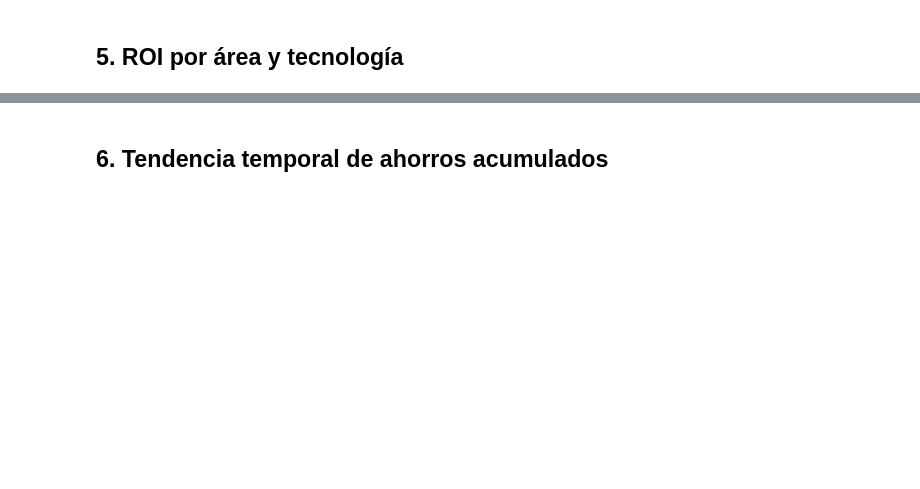
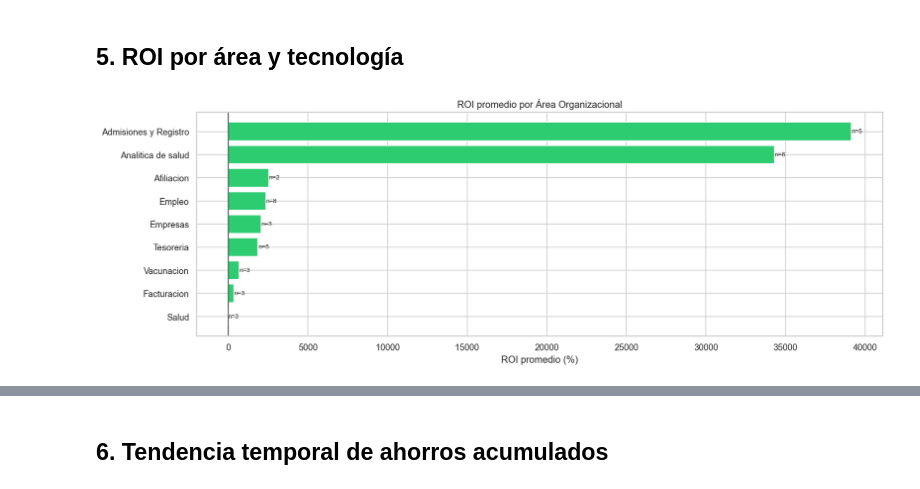
Before and after one commit to miloguz/Ye-Ca-Es-DatosExpost, a Jupyter notebook: notebooks/02_eda_roi.ipynb, the cells around one changed output, grey strips where cells are left out. Saved outputs shown, nothing was run; the diff lists cells and outputs as text; code cells hidden in the pictures; blank space fills up the shorter version.

```diff
--- a/notebooks/02_eda_roi.ipynb
+++ b/notebooks/02_eda_roi.ipynb
@@ -133,20 +242,45 @@ fig.show()
 # %% [markdown]
 ## 5. ROI por área y tecnología
 # %%
-# Unir con área del proceso
-area_por_bot = df_exec.groupby('Automatizacion')['Area'].agg(lambda x: x.mode()[0] if len(x) > 0 else 'Desconocido').reset_index()
+# Unir con área del proceso de forma segura
+# Usamos una función que verifique si el modo existe realmente
+def get_safe_mode(x):
+    m = x.mode()
+    return m.iloc[0] if not m.empty else 'Desconocido'
+
+area_por_bot = df_exec.groupby('Automatizacion')['Area'].agg(get_safe_mode).reset_index()
+
+# Continuación del proceso
 df_roi_area = df_valid.merge(area_por_bot, on='Automatizacion', how='left')
 
 fig, ax = plt.subplots(figsize=(14, 5))
 area_roi = df_roi_area.groupby('Area')['ROI_Porcentaje'].agg(['mean','count']).reset_index()
+
+# Filtrar áreas con al menos 2 datos para evitar ruido estadístico
 area_roi = area_roi[area_roi['count'] >= 2].sort_values('mean', ascending=True)
+
+# Definir colores según el ROI (Verde positivo, Rojo negativo)
 colors = ['#2ecc71' if v > 0 else '#e74c3c' for v in area_roi['mean']]
+
 ax.barh(area_roi['Area'], area_roi['mean'], color=colors, edgecolor='white')
 ax.axvline(0, color='black', linewidth=0.8)
 ax.set_title('ROI promedio por Área Organizacional')
 ax.set_xlabel('ROI promedio (%)')
+
+# Etiquetas de conteo (n=)
 for i, (v, n) in enumerate(zip(area_roi['mean'], area_roi['count'])):
-    ax.text(v + 5, i, f'n={n}', va='center', fontsize=8)
+    # Ajustamos la posición del texto dinámicamente según si el valor es positivo o negativo
+    offset = 5 if v >= 0 else -25
+    ax.text(v + offset, i, f'n={n}', va='center', fontsize=8)
+
 plt.tight_layout()
-plt.savefig('../reports/figures/roi_por_area.png', bbox_inches='tight')
+
+# Verificar que la carpeta existe (usando la lógica previa)
+import os
+output_dir = '../reports/figures/'
+os.makedirs(output_dir, exist_ok=True)
+
+plt.savefig(os.path.join(output_dir, 'roi_por_area.png'), bbox_inches='tight')
 plt.show()
+# %% [output]
+[figure, added]
```
Also changed, not shown: parts of 22 cells of this notebook, 2 other files.
